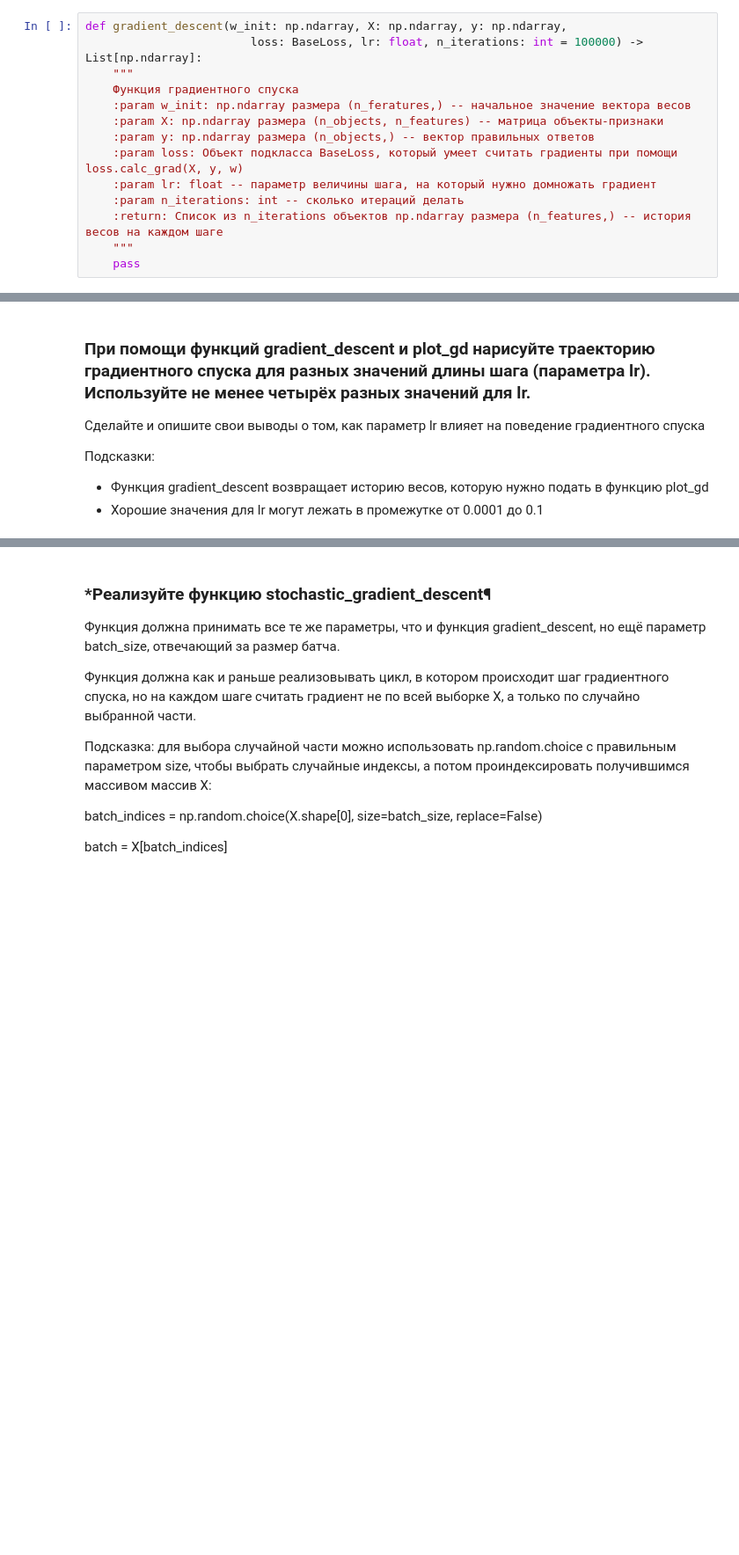
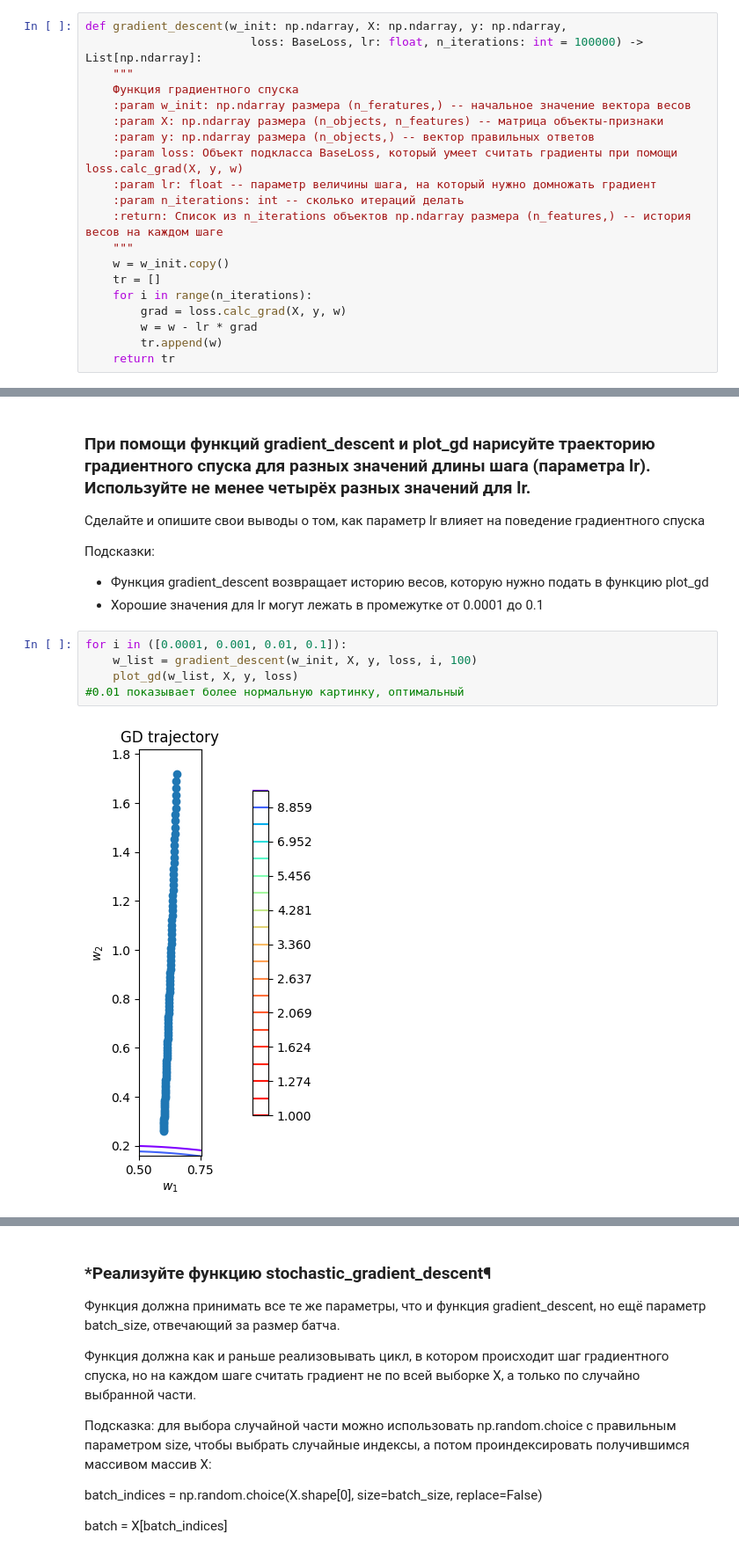
Before and after one commit to khalmatay/nn_theory, a Jupyter notebook: nn_theory_task1.ipynb, the cells around one changed output, grey strips where cells are left out. Shown: that part at 88% size. Cells and saved outputs as stored; diff of their text form; blank space fills up the shorter version.

```diff
--- a/nn_theory_task1.ipynb
+++ b/nn_theory_task1.ipynb
@@ -117,7 +119,13 @@ def gradient_descent(w_init: np.ndarray, X: np.ndarray, y: np.ndarray,
     :param n_iterations: int -- сколько итераций делать
     :return: Список из n_iterations объектов np.ndarray размера (n_features,) -- история весов на каждом шаге
     """
-    pass
+    w = w_init.copy()
+    tr = []
+    for i in range(n_iterations):
+        grad = loss.calc_grad(X, y, w)
+        w = w - lr * grad
+        tr.append(w)
+    return tr
 # %%
 # Создаём датасет из двух переменных и реального вектора зависимости w_true
 
@@ -189,3 +203,10 @@ def plot_gd(w_list: Iterable, X: np.ndarray, y: np.ndarray, loss: BaseLoss):
 
 * Функция gradient_descent возвращает историю весов, которую нужно подать в функцию plot_gd
 * Хорошие значения для lr могут лежать в промежутке от 0.0001 до 0.1
+# %%
+for i in ([0.0001, 0.001, 0.01, 0.1]):
+    w_list = gradient_descent(w_init, X, y, loss, i, 100)
+    plot_gd(w_list, X, y, loss)
+#0.01 показывает более нормальную картинку, оптимальный
+# %% [output]
+[figure, added]
```
Also changed, not shown: parts of 6 cells of this notebook.
